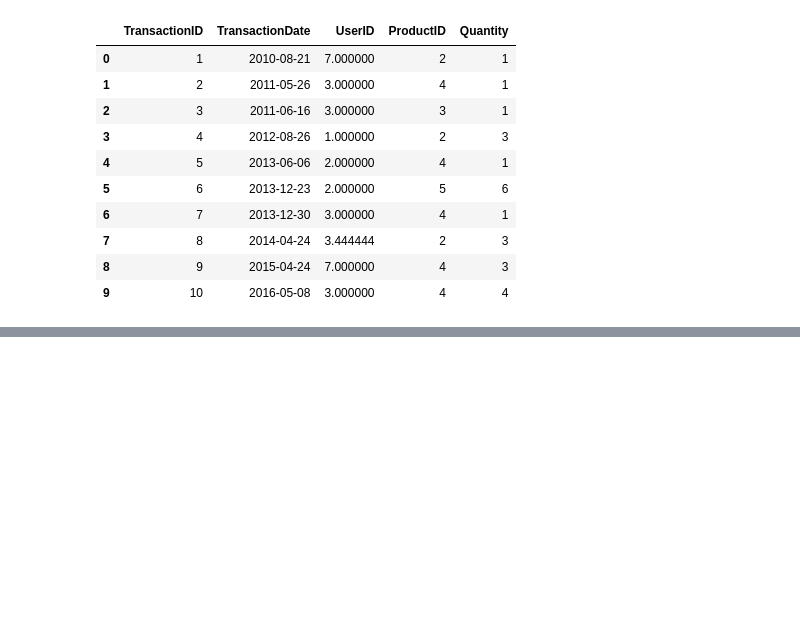
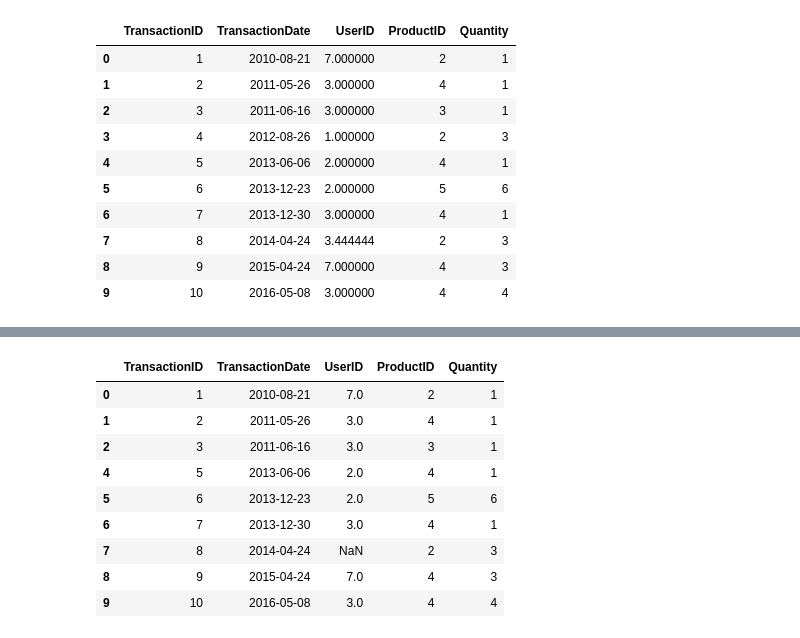
Before and after one commit to rakeshboyiri/MLLAB, a Jupyter notebook: week1/First.ipynb, the cells around one changed output, grey strips where cells are left out. Cells and saved outputs as stored; diff of their text form; code cells hidden in the pictures; blank space fills up the shorter version.

```diff
--- a/week1/First.ipynb
+++ b/week1/First.ipynb
@@ -691,0 +737,15 @@ df
+# %%
+fltr = df[(df['TransactionID' ]>5) | (df['Quantity']<2)]
+# %%
+fltr
+# %% [output]
+|  | TransactionID | TransactionDate | UserID | ProductID | Quantity |
+| 0 | 1 | 2010-08-21 | 7.0 | 2 | 1 |
+| 1 | 2 | 2011-05-26 | 3.0 | 4 | 1 |
+| 2 | 3 | 2011-06-16 | 3.0 | 3 | 1 |
+| 4 | 5 | 2013-06-06 | 2.0 | 4 | 1 |
+| 5 | 6 | 2013-12-23 | 2.0 | 5 | 6 |
+| 6 | 7 | 2013-12-30 | 3.0 | 4 | 1 |
+| 7 | 8 | 2014-04-24 | NaN | 2 | 3 |
+| 8 | 9 | 2015-04-24 | 7.0 | 4 | 3 |
+| 9 | 10 | 2016-05-08 | 3.0 | 4 | 4 |
```
Also changed, not shown: parts of 8 cells of this notebook, 2 other files.
